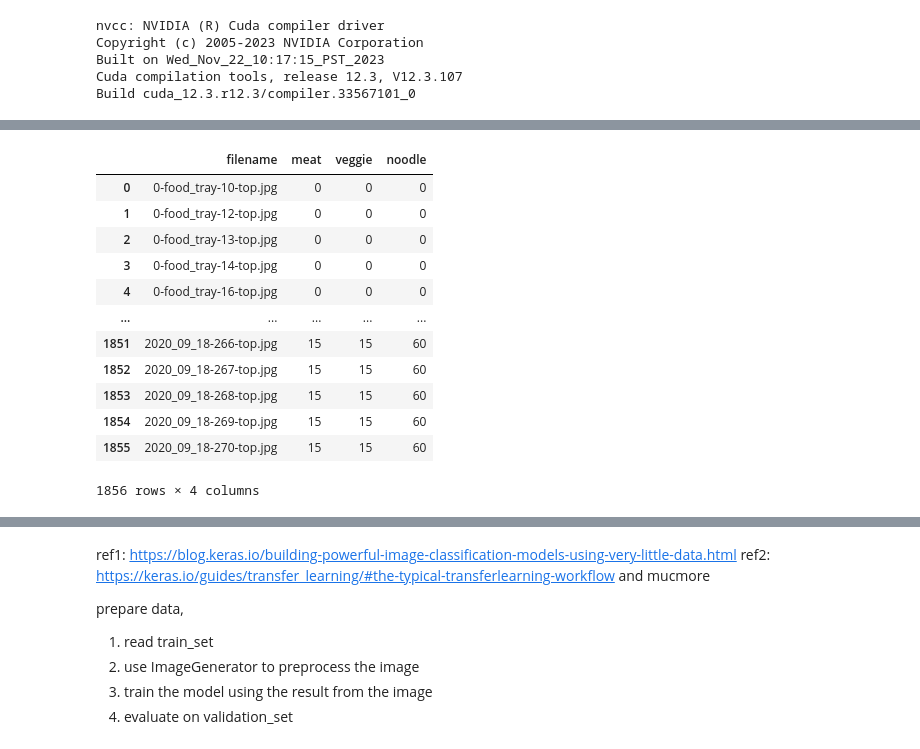
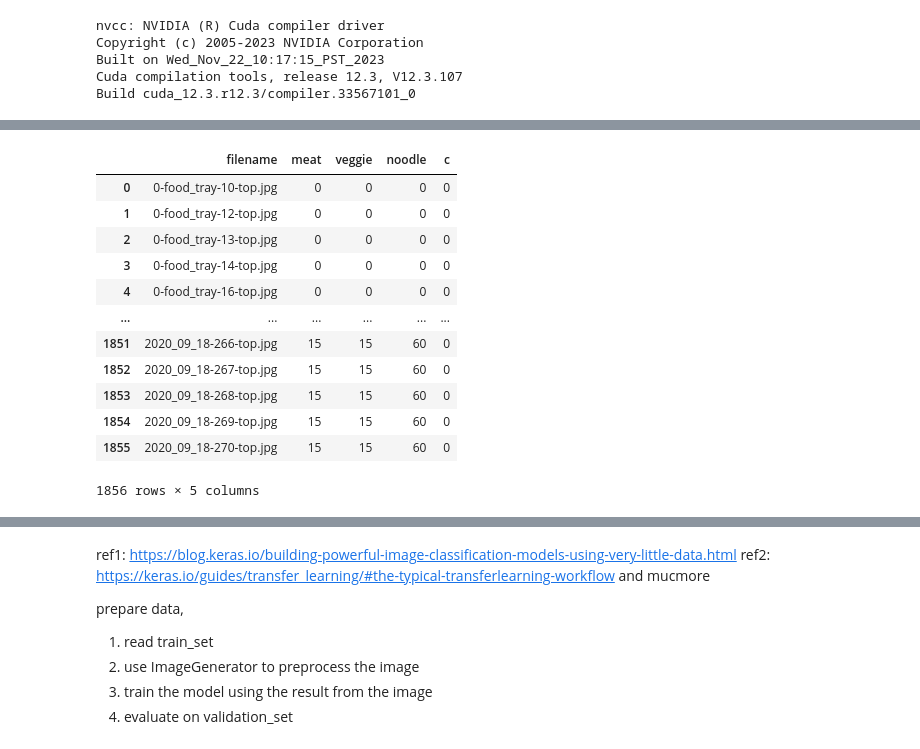
Before and after one commit to RiwEZ/machine_vision_class, a Jupyter notebook: contest/contest1.ipynb, the cells around one changed output, grey strips where cells are left out. Cells and saved outputs as stored; diff of their text form; code cells hidden in the pictures.

```diff
--- a/contest/contest1.ipynb
+++ b/contest/contest1.ipynb
@@ -47,22 +50,24 @@ class PlotLosses(Callback):
         plt.pause(0.01)
 # %%
 import pandas as pd
+import seaborn as sns
 
 DATAPATH = "data"
 
-d_csv = pd.read_csv(f"{DATAPATH}/fried_noodles_dataset.csv")
-d_csv
+df = pd.read_csv(f"{DATAPATH}/fried_noodles_dataset.csv")
+df["c"] = 0b000  # meat, veggie, noodle
+df
 # %% [output]
-|  | filename | meat | veggie | noodle |
-| 0 | 0-food_tray-10-top.jpg | 0 | 0 | 0 |
-| 1 | 0-food_tray-12-top.jpg | 0 | 0 | 0 |
-| 2 | 0-food_tray-13-top.jpg | 0 | 0 | 0 |
-| 3 | 0-food_tray-14-top.jpg | 0 | 0 | 0 |
-| 4 | 0-food_tray-16-top.jpg | 0 | 0 | 0 |
-| ... | ... | ... | ... | ... |
-| 1851 | 2020_09_18-266-top.jpg | 15 | 15 | 60 |
-| 1852 | 2020_09_18-267-top.jpg | 15 | 15 | 60 |
-| 1853 | 2020_09_18-268-top.jpg | 15 | 15 | 60 |
-| 1854 | 2020_09_18-269-top.jpg | 15 | 15 | 60 |
-| 1855 | 2020_09_18-270-top.jpg | 15 | 15 | 60 |
+|  | filename | meat | veggie | noodle | c |
+| 0 | 0-food_tray-10-top.jpg | 0 | 0 | 0 | 0 |
+| 1 | 0-food_tray-12-top.jpg | 0 | 0 | 0 | 0 |
+| 2 | 0-food_tray-13-top.jpg | 0 | 0 | 0 | 0 |
+| 3 | 0-food_tray-14-top.jpg | 0 | 0 | 0 | 0 |
+| 4 | 0-food_tray-16-top.jpg | 0 | 0 | 0 | 0 |
+| ... | ... | ... | ... | ... | ... |
+| 1851 | 2020_09_18-266-top.jpg | 15 | 15 | 60 | 0 |
+| 1852 | 2020_09_18-267-top.jpg | 15 | 15 | 60 | 0 |
+| 1853 | 2020_09_18-268-top.jpg | 15 | 15 | 60 | 0 |
+| 1854 | 2020_09_18-269-top.jpg | 15 | 15 | 60 | 0 |
+| 1855 | 2020_09_18-270-top.jpg | 15 | 15 | 60 | 0 |
-1856 rows × 4 columns
+1856 rows × 5 columns
```
Also changed, not shown: parts of 24 cells of this notebook, 2 other files.
